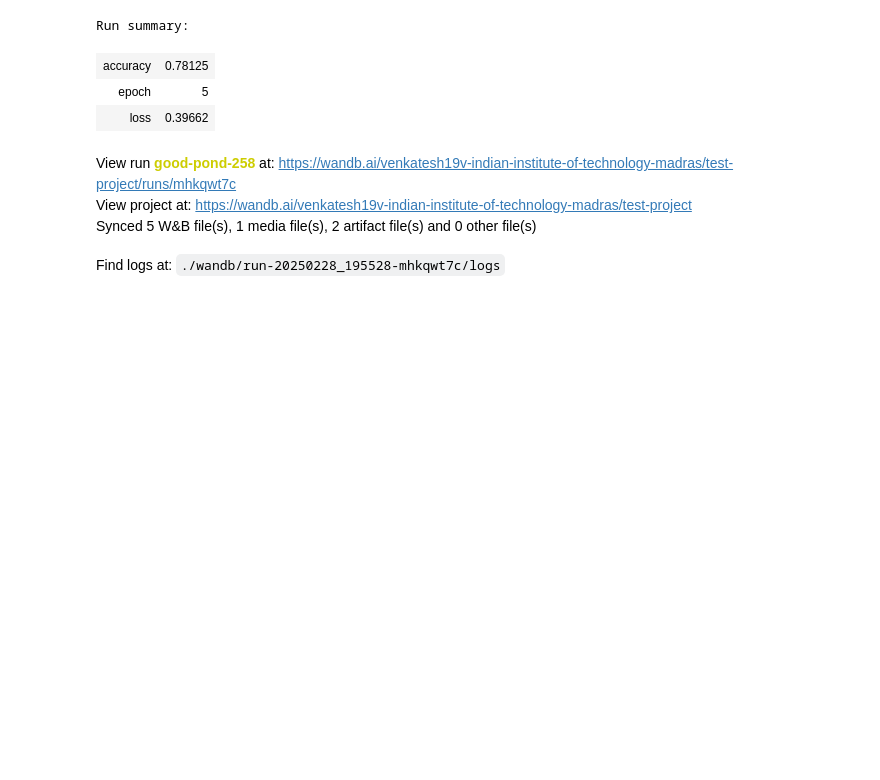
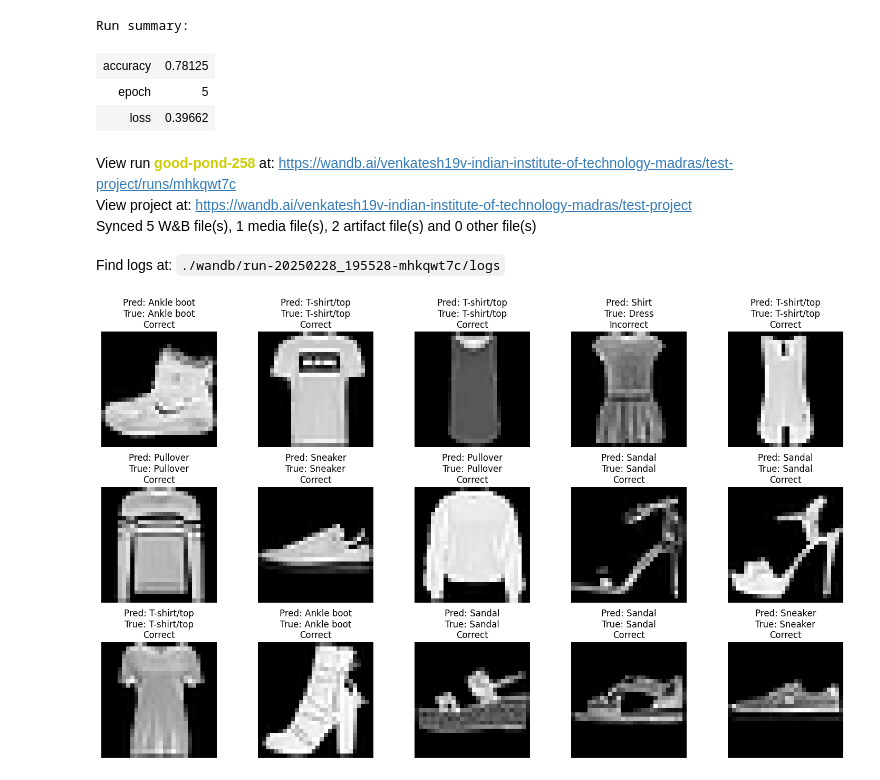
Before and after one commit to venkatesh19v/da6401_assignment1, a Jupyter notebook: Assignment.ipynb, the cells around one changed output. Cells and saved outputs as stored; diff of their text form; code cells hidden in the pictures; blank space fills up the shorter version.

Commit message:
fix: Included visual comparison between predicted and actual labels.

```diff
--- a/Assignment.ipynb
+++ b/Assignment.ipynb
@@ -549,3 +549,41 @@ View run good-pond-258 at: https://wandb.ai/venkatesh19v-indian-institute-of-tec
 View project at: https://wandb.ai/venkatesh19v-indian-institute-of-technology-madras/test-project
 Synced 5 W&B file(s), 1 media file(s), 2 artifact file(s) and 0 other file(s)
 Find logs at: ./wandb/run-20250228_195528-mhkqwt7c/logs
+# %%
+# To verify the predictions
+Y_pred, _ = model.forward(X_train[:15])
+predictions = np.argmax(Y_pred, axis=1)
+true_classes = np.argmax(Y_train[:15], axis=1)  # True class indices
+
+fig, axes = plt.subplots(3, 5, figsize=(15, 9))  # 3 rows, 5 columns
+axes = axes.flatten()  # Flatten axes array for easy indexing
+
+for i in range(15):
+    # Plot the image
+    ax = axes[i]
+    ax.imshow(X_train[i].reshape(28, 28), cmap="gray")  # Reshaping the flattened image to 28x28
+
+    # Title showing prediction result
+    pred_class = predictions[i]
+    true_class = true_classes[i]
+    pred_class_name = class_names[pred_class]
+    true_class_name = class_names[true_class]
+
+    # Check if the prediction is correct or not
+    correct = 'Correct' if pred_class == true_class else 'Incorrect'
+
+    ax.set_title(f"Pred: {pred_class_name}\nTrue: {true_class_name}\n{correct}")
+    ax.axis('off')  # Hide axis
+
+plt.tight_layout()
+plt.show()
+
+table = wandb.Table(columns=["Sample", "Predicted Class", "True Class", "Correct?"])
+for i in range(15):
+    pred_class = predictions[i]
+    true_class = true_classes[i]
+    pred_class_name = class_names[pred_class]
+    true_class_name = class_names[true_class]
+    correct = 'Correct' if pred_class == true_class else 'Incorrect'
+# %% [output]
+[figure, added]
```
